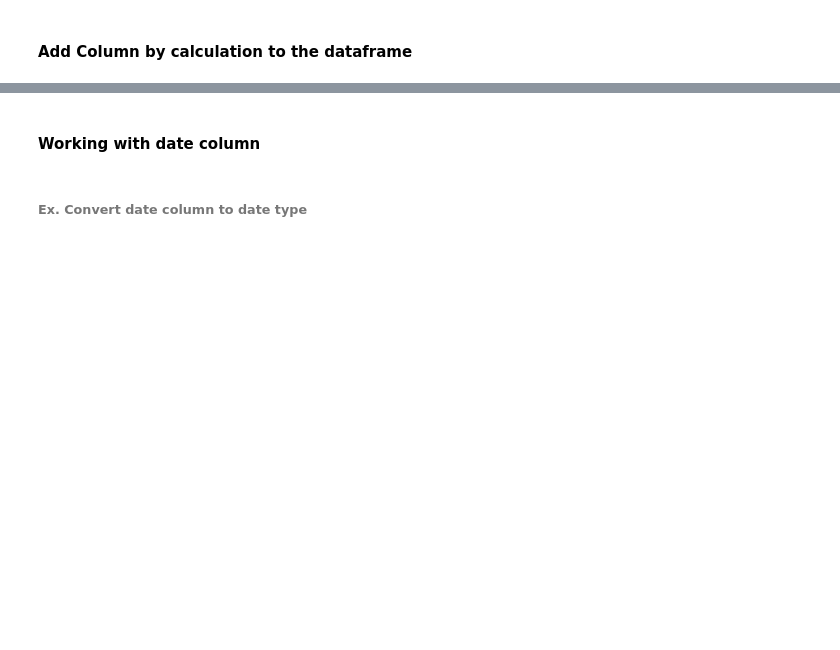
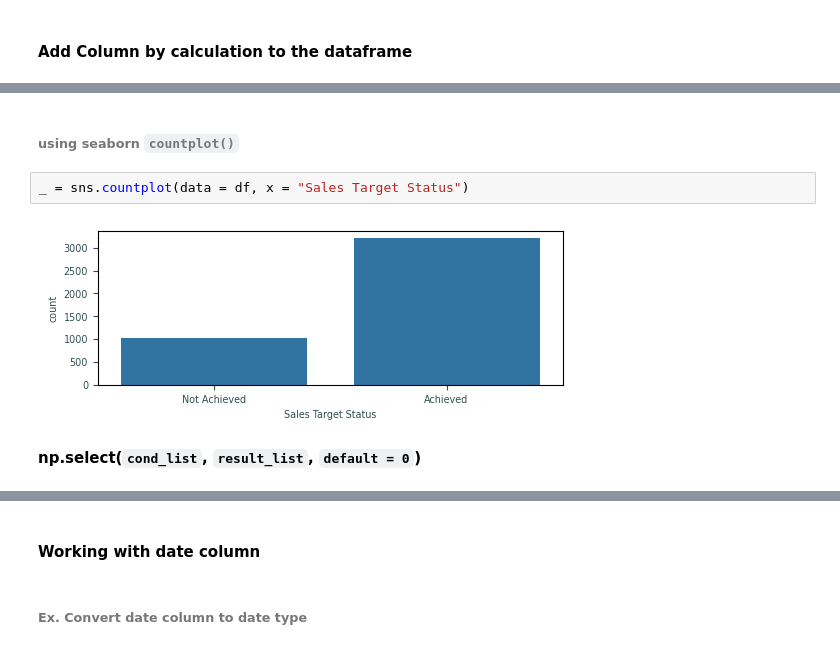
Before and after one commit to knowledge-corner/Cummins_Material, a Jupyter notebook: Classwork/Module 2 - Data Handling.ipynb, the cells around one changed output, grey strips where cells are left out. Drawn from its saved outputs; the diff is of its cells as text; blank space fills up the shorter version.

```diff
--- a/Classwork/Module 2 - Data Handling.ipynb
+++ b/Classwork/Module 2 - Data Handling.ipynb
@@ -679,0 +749,8 @@ print(df.Product.unique().tolist())
+# %% [markdown]
+###### using seaborn `countplot()`
+# %%
+_ = sns.countplot(data = df, x = "Sales Target Status")
+# %% [output]
+[figure, added]
+# %% [markdown]
+**np.select(`cond_list`, `result_list`, `default = 0`)**
```
Also changed, not shown: parts of 50 cells of this notebook, 1 other file.
